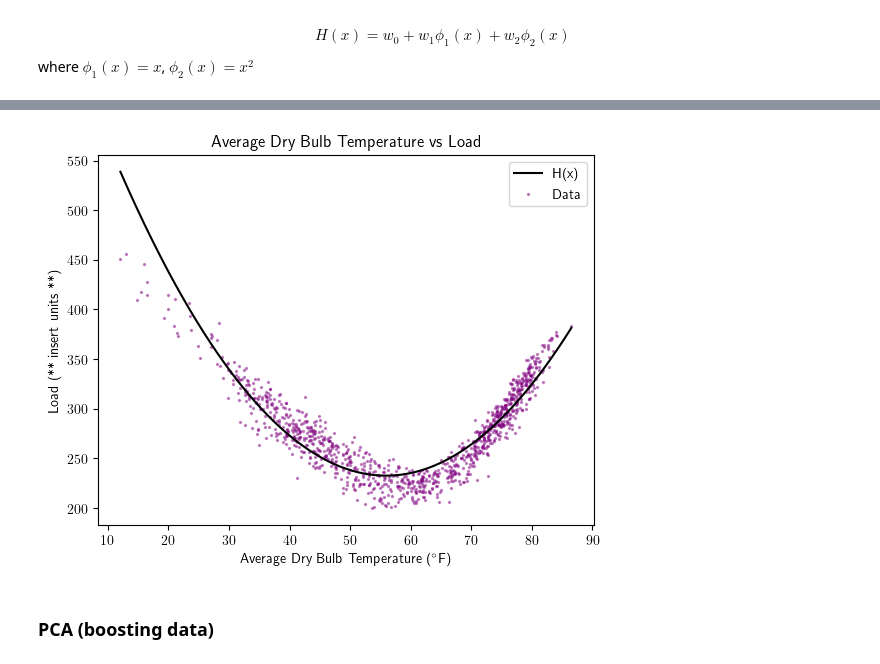
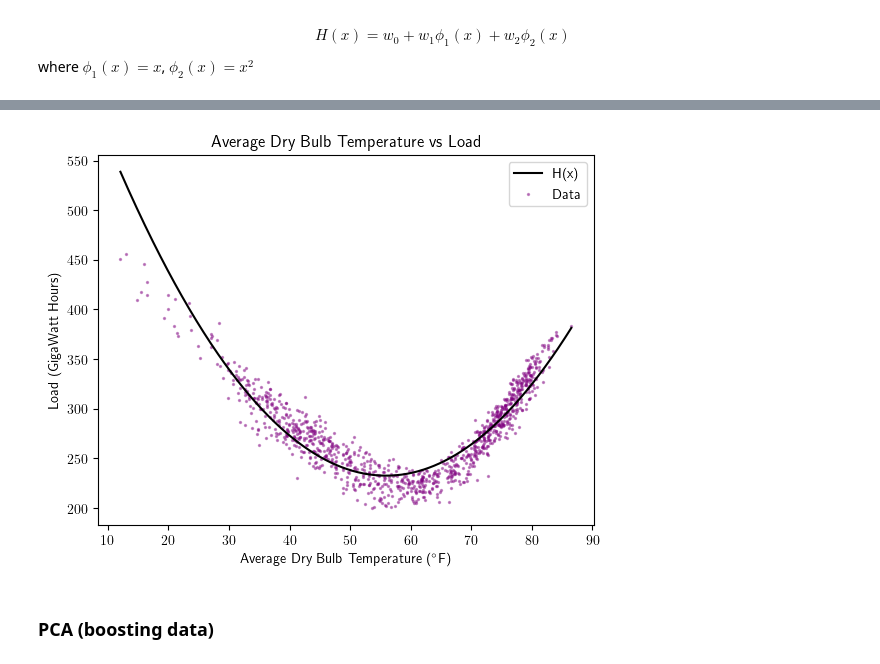
Before and after one commit to jakekosakoff/Physics-139-Final, a Jupyter notebook: Final Project Code/Regression.ipynb, the cells around one changed output, grey strips where cells are left out. Cells and saved outputs as stored; diff of their text form; code cells hidden in the pictures.

```diff
--- a/Final Project Code/Regression.ipynb
+++ b/Final Project Code/Regression.ipynb
@@ -134,21 +134,21 @@ w0 = 730.7833349086521
 # %%
 w0 = quad.intercept_
 w1 = quad.coef_[0]
 w2 = quad.coef_[1]
 
 bulb_x = np.linspace(np.min(bulb), np.max(bulb), 500)
 h = w0 + w1 * bulb_x + w2 * bulb_x ** 2
 
 plt.plot(bulb_x, h, color = 'k', label = 'H(x)')
 plt.scatter(bulb, load, color = 'purple', alpha = 0.4, s = 2, label = 'Data')
 plt.xlabel(r'Average Dry Bulb Temperature ($^{\circ}$F)')
-plt.ylabel('Load (** insert units **)')
+plt.ylabel('Load (GigaWatt Hours)')
 plt.title('Average Dry Bulb Temperature vs Load')
 plt.legend()
 plt.savefig("AvgDB_Load_Quad.png")
 plt.show()
 # %% [output]
-[figure, old version]
+[figure, new version]
 # %% [markdown]
 ### PCA (boosting data)
 # %%
```
Also changed, not shown: parts of 6 cells of this notebook.
